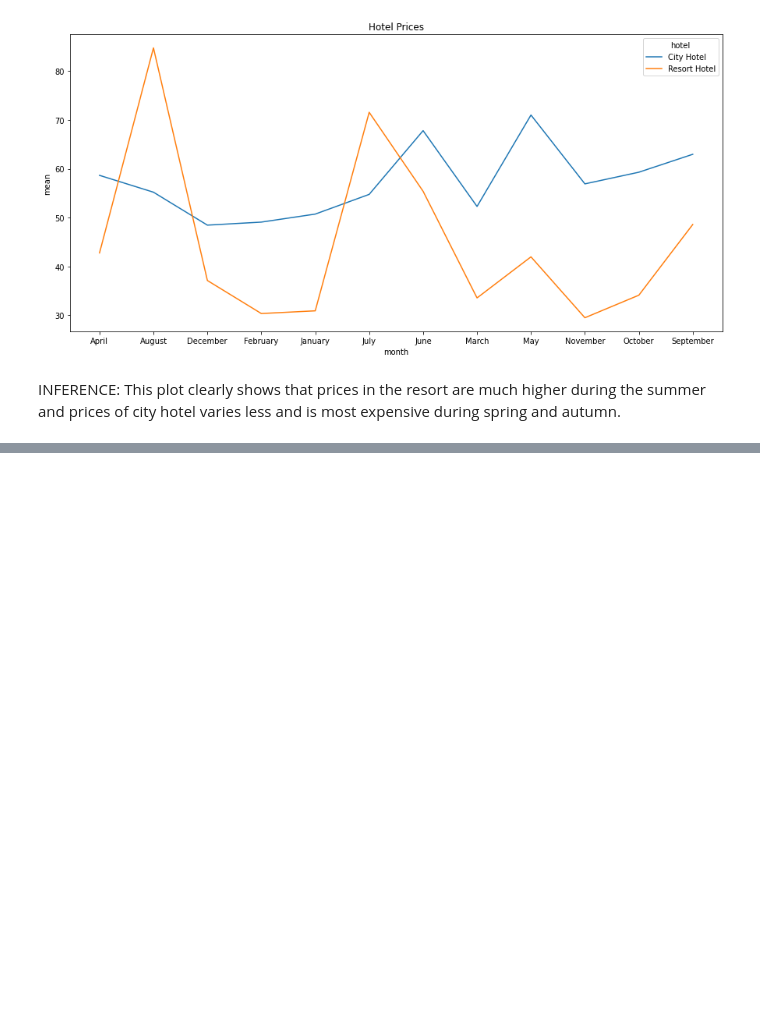
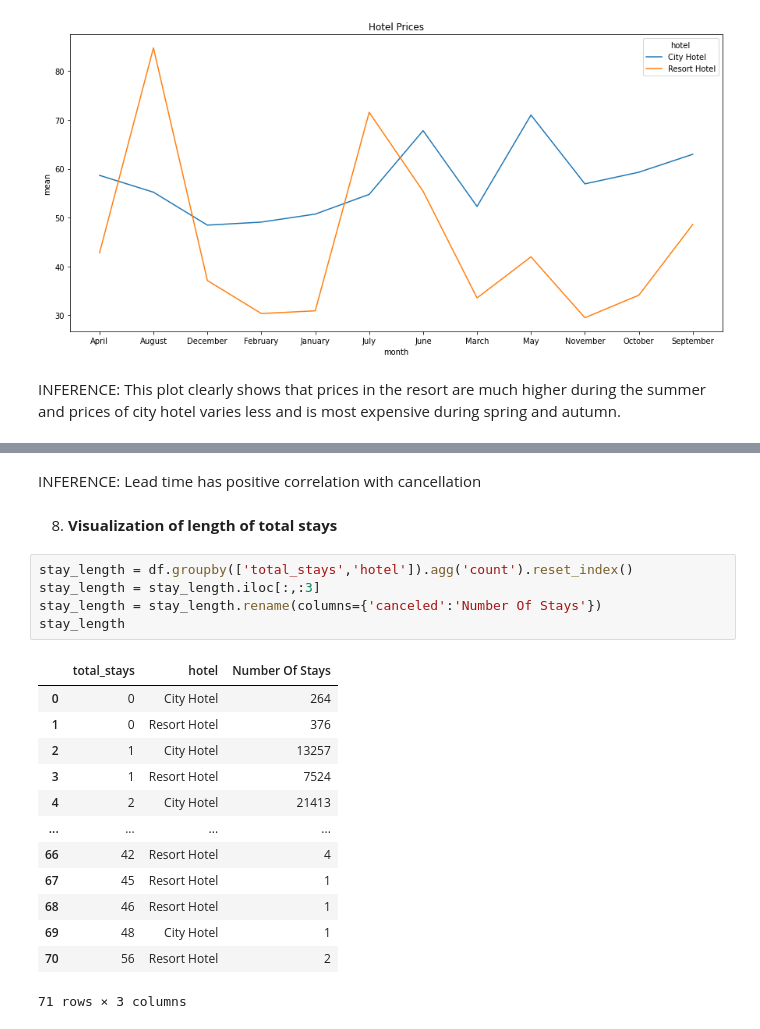
Before and after one commit to Sameer8095/Hotel-booking-data-analysis, a Jupyter notebook: Copy_of_Hotel_Booking_Analysis1_team_data_science_learners_Capstone_Project.ipynb, the cells around one changed output, grey strips where cells are left out. Saved outputs shown, nothing was run; the diff lists cells and outputs as text; blank space fills up the shorter version.

```diff
--- a/Copy_of_Hotel_Booking_Analysis1_team_data_science_learners_Capstone_Project.ipynb
+++ b/Copy_of_Hotel_Booking_Analysis1_team_data_science_learners_Capstone_Project.ipynb
@@ -357,0 +367,23 @@ INFERENCE: This plot clearly shows that prices in the resort are much higher dur
+# %% [markdown]
+INFERENCE: Lead time has positive correlation with cancellation
+# %% [markdown]
+8.   **Visualization of length of total stays**
+# %%
+stay_length = df.groupby(['total_stays','hotel']).agg('count').reset_index()
+stay_length = stay_length.iloc[:,:3]
+stay_length = stay_length.rename(columns={'canceled':'Number Of Stays'})
+stay_length
+# %% [output]
+|  | total_stays | hotel | Number Of Stays |
+| 0 | 0 | City Hotel | 264 |
+| 1 | 0 | Resort Hotel | 376 |
+| 2 | 1 | City Hotel | 13257 |
+| 3 | 1 | Resort Hotel | 7524 |
+| 4 | 2 | City Hotel | 21413 |
+| ... | ... | ... | ... |
+| 66 | 42 | Resort Hotel | 4 |
+| 67 | 45 | Resort Hotel | 1 |
+| 68 | 46 | Resort Hotel | 1 |
+| 69 | 48 | City Hotel | 1 |
+| 70 | 56 | Resort Hotel | 2 |
+71 rows × 3 columns
```
Also changed, not shown: parts of 8 cells of this notebook.
